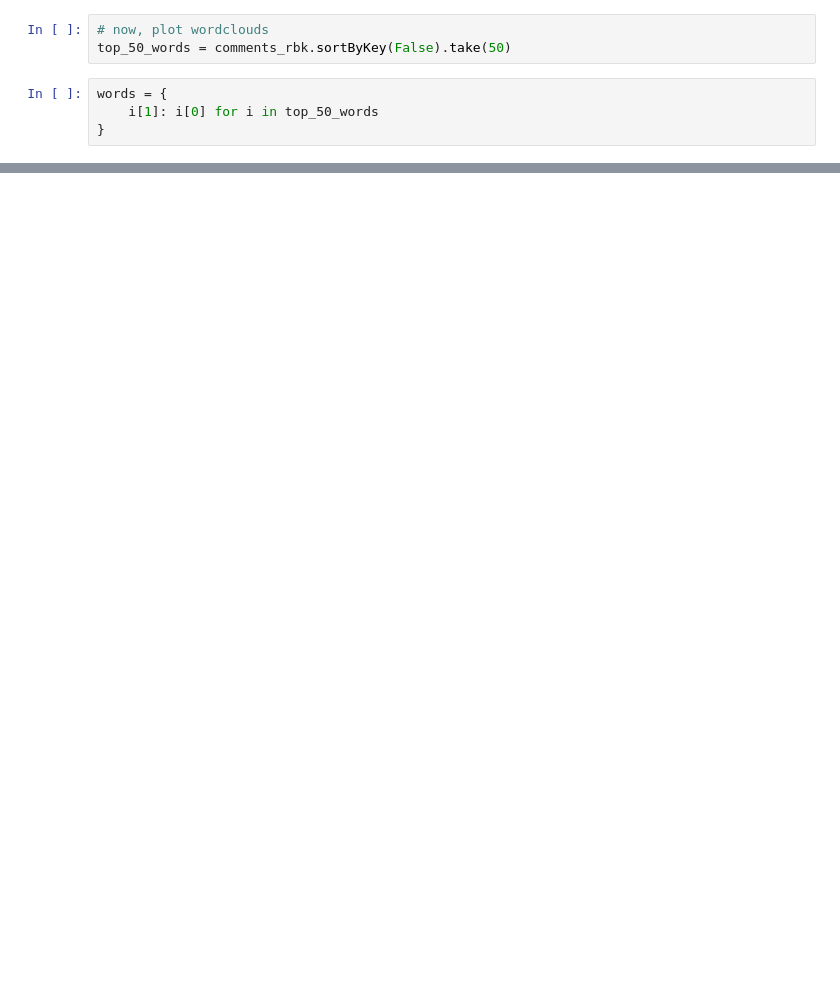
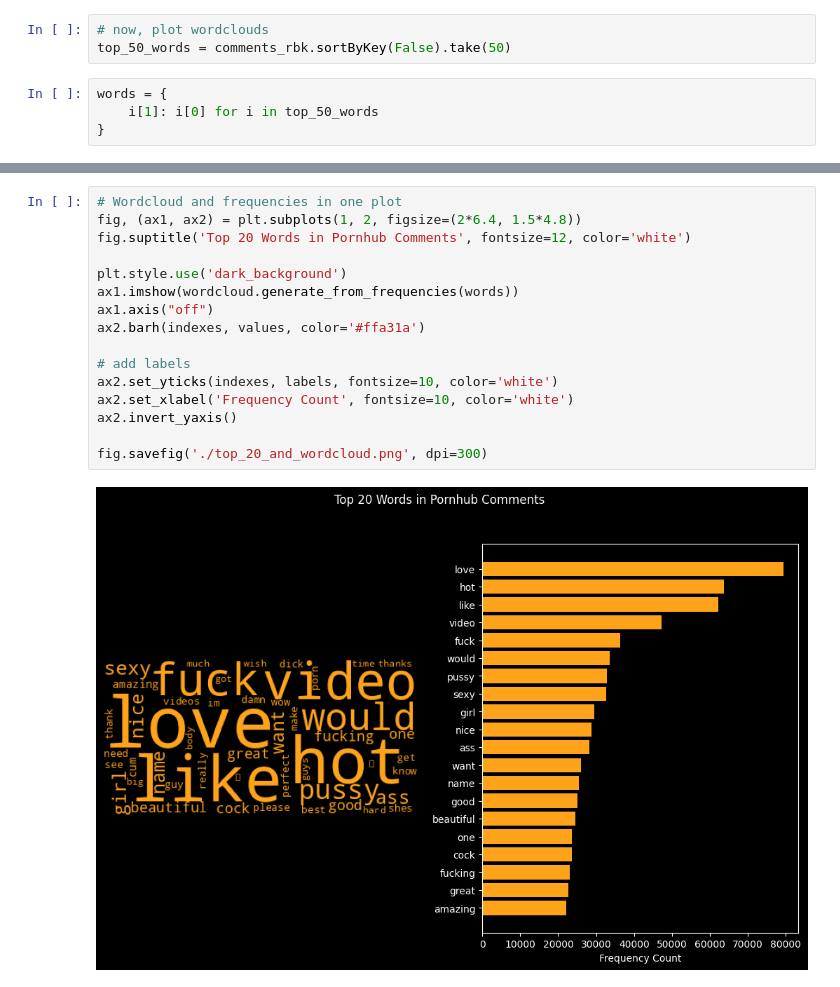
Before and after one commit to macs30123-s23/final-project-pornhub-scholars, a Jupyter notebook: data_pipeline/01_data_exploration.ipynb, the cells around one changed output, grey strips where cells are left out. Cells and saved outputs as stored; diff of their text form; blank space fills up the shorter version.

Commit message:
README updates, combining two plots in one

```diff
--- a/data_pipeline/01_data_exploration.ipynb
+++ b/data_pipeline/01_data_exploration.ipynb
@@ -405,0 +404,18 @@ plt.show()
+# %%
+# Wordcloud and frequencies in one plot
+fig, (ax1, ax2) = plt.subplots(1, 2, figsize=(2*6.4, 1.5*4.8))
+fig.suptitle('Top 20 Words in Pornhub Comments', fontsize=12, color='white')
+
+plt.style.use('dark_background')
+ax1.imshow(wordcloud.generate_from_frequencies(words))
+ax1.axis("off")
+ax2.barh(indexes, values, color='#ffa31a')
+
+# add labels
+ax2.set_yticks(indexes, labels, fontsize=10, color='white')
+ax2.set_xlabel('Frequency Count', fontsize=10, color='white')
+ax2.invert_yaxis()
+
+fig.savefig('./top_20_and_wordcloud.png', dpi=300)
+# %% [output]
+[figure, added]
```
Also changed, not shown: parts of 13 cells of this notebook, 2 other files.
